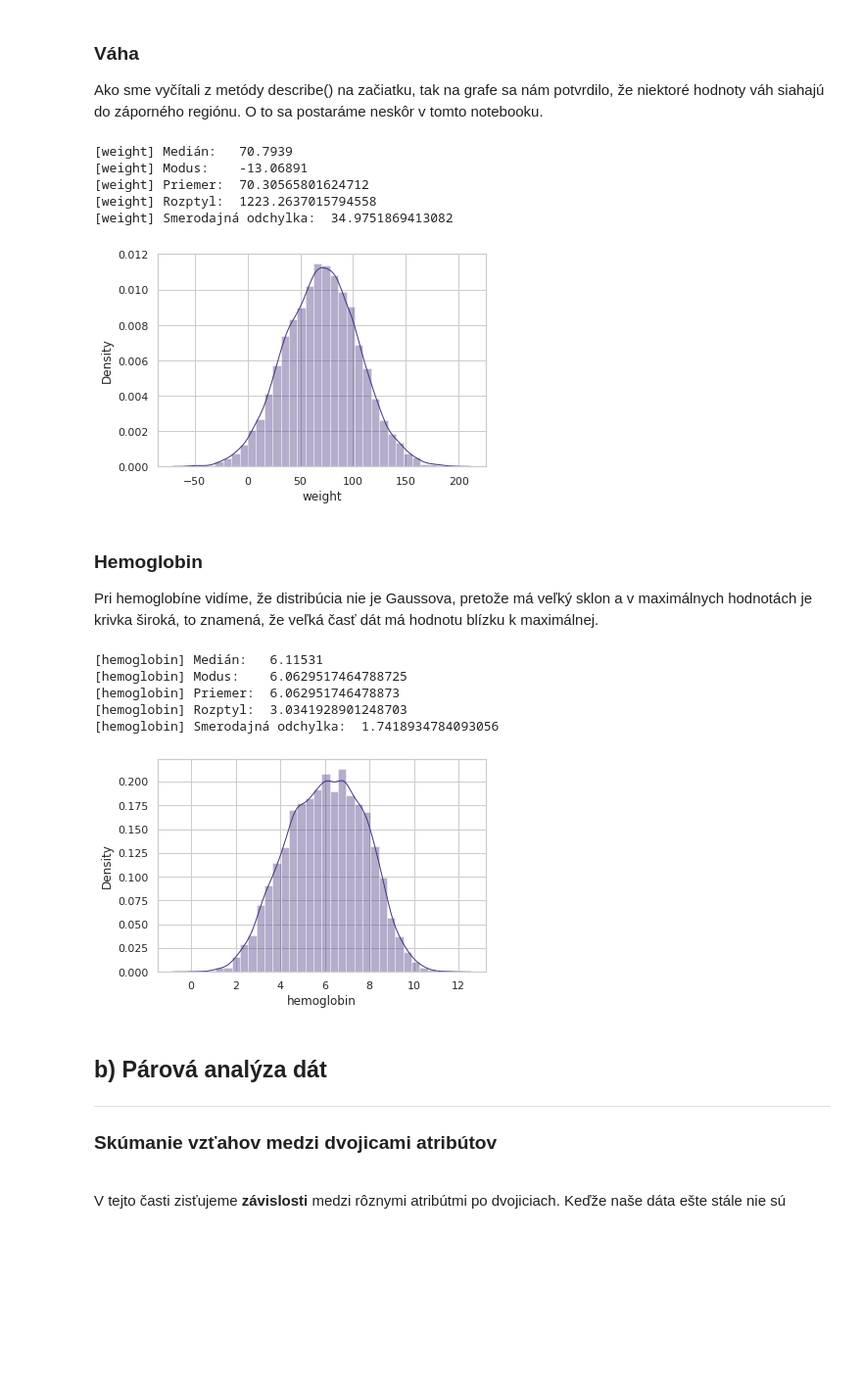
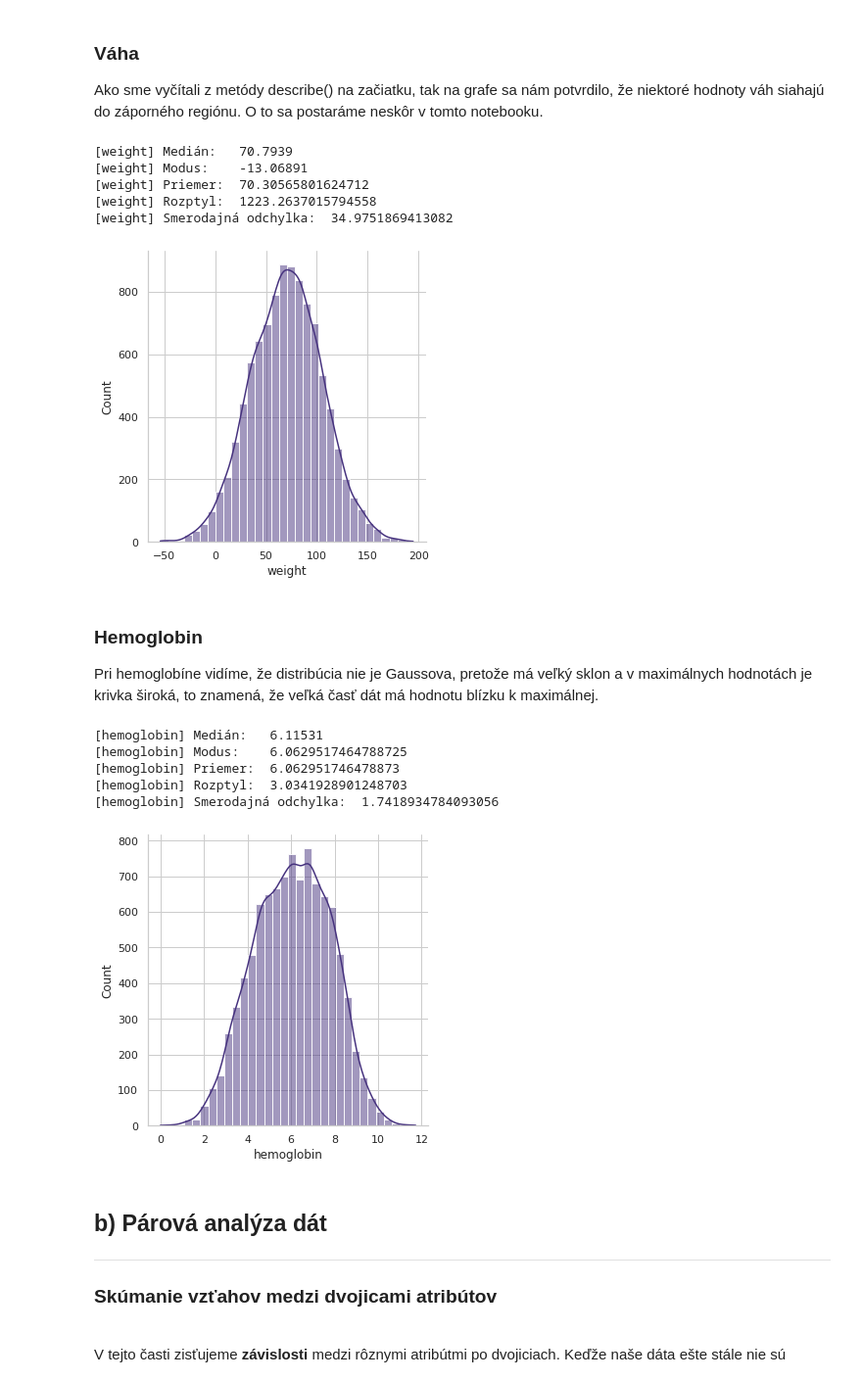
Before and after one commit to MarkoStahovec/IAU-Stahovec-Viest, a Jupyter notebook: main.ipynb, the cells around one changed output. Shown at 98% size. Cells and saved outputs as stored; diff of their text form; code cells hidden in the pictures; blank space fills up the shorter version.

```diff
--- a/main.ipynb
+++ b/main.ipynb
@@ -188,27 +190,27 @@ Ako sme vyčítali z metódy describe() na začiatku, tak na grafe sa nám potvr
 že niektoré hodnoty váh siahajú do záporného regiónu. O to sa postaráme neskôr
 v tomto notebooku.
 # %%
-sns.distplot(data_labor["weight"], kde=True, kde_kws={"lw": 1}, bins=32)
+sns.displot(data_labor["weight"], kde=True, bins=32)
 # sns.histplot(data=data_labor, x="weight", bins=24, kde=True)
 print(f"[weight] Medián:  ", data_labor["weight"].median())
 print(f"[weight] Modus:   ", data_labor.mode()["weight"][0])
 print(f"[weight] Priemer: ", data_labor["weight"].mean())
 print(f"[weight] Rozptyl: ", np.var(data_labor["weight"]))
 print(f"[weight] Smerodajná odchylka: ", np.std(data_labor["weight"]))
 # %% [output]
 [weight] Medián:   70.7939
 [weight] Modus:    -13.06891
 [weight] Priemer:  70.30565801624712
 [weight] Rozptyl:  1223.2637015794558
 [weight] Smerodajná odchylka:  34.9751869413082
-[figure, old version]
+[figure, new version]
 # %% [markdown]
 ### Hemoglobin
 
 Pri hemoglobíne vidíme, že distribúcia nie je Gaussova, pretože má veľký sklon a v maximálnych hodnotách
 je krivka široká, to znamená, že veľká časť dát má hodnotu blízku k maximálnej.
 # %%
-sns.distplot(data_labor["hemoglobin"], kde=True, kde_kws={"lw": 1}, bins=32)
+sns.displot(data_labor["hemoglobin"], kde=True, bins=32)
 # sns.histplot(data=data_labor, x="trombocyty", bins=24, kde=True)
 print(f"[hemoglobin] Medián:  ", data_labor["hemoglobin"].median())
 print(f"[hemoglobin] Modus:   ", data_labor.mode()["hemoglobin"][0])
@@ -221,7 +223,7 @@ print(f"[hemoglobin] Smerodajná odchylka: ", np.std(data_labor["hemoglobin"]))
 [hemoglobin] Priemer:  6.062951746478873
 [hemoglobin] Rozptyl:  3.0341928901248703
 [hemoglobin] Smerodajná odchylka:  1.7418934784093056
-[figure, old version]
+[figure, new version]
 # %% [markdown]
 ## b) Párová analýza dát
 -------------------------------------------------------
```
Also changed, not shown: parts of 70 cells of this notebook.
